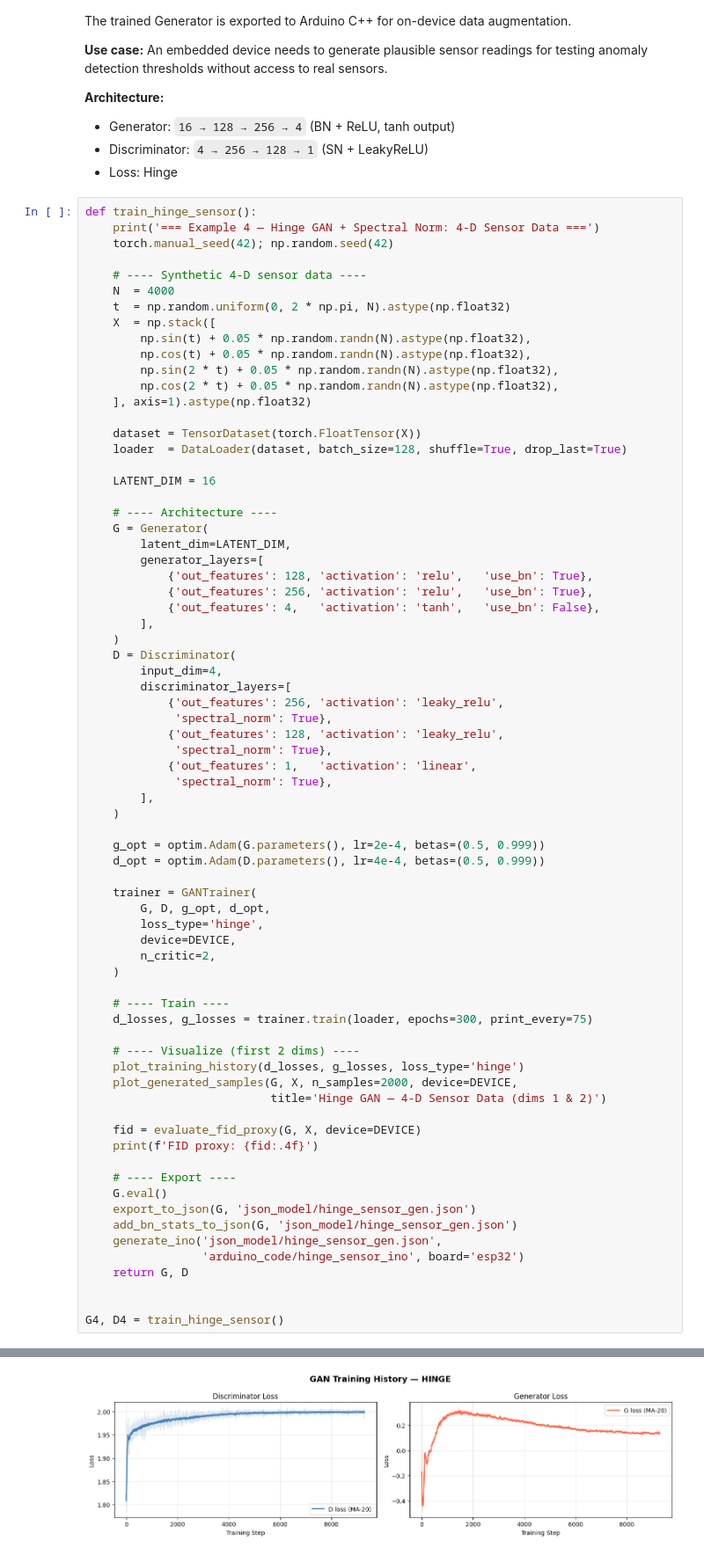
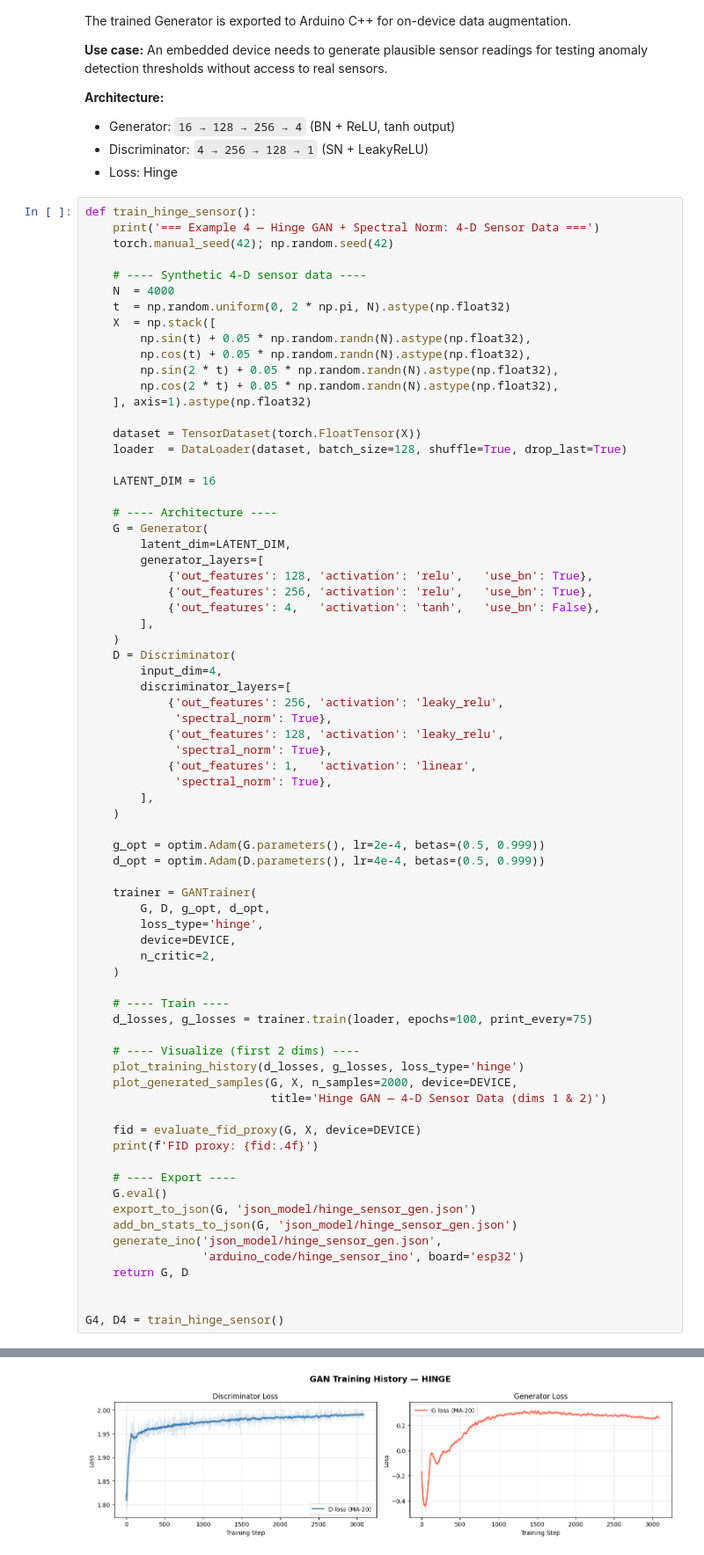
Before and after one commit to thommaskevin/TinyML, a Jupyter notebook: 37_GAN/gan.ipynb, the cells around one changed output, grey strips where cells are left out. Shown at 88% size. Drawn from its saved outputs; the diff is of its cells as text.

```diff
--- a/37_GAN/gan.ipynb
+++ b/37_GAN/gan.ipynb
@@ -420,7 +427,7 @@ def train_hinge_sensor():
     )
 
     # ---- Train ----
-    d_losses, g_losses = trainer.train(loader, epochs=300, print_every=75)
+    d_losses, g_losses = trainer.train(loader, epochs=100, print_every=75)
 
     # ---- Visualize (first 2 dims) ----
     plot_training_history(d_losses, g_losses, loss_type='hinge')
@@ -450 +454 @@ G4, D4 = train_hinge_sensor()
-[figure, old version]
+[figure, new version]
```
Also changed, not shown: parts of 4 cells of this notebook, 22 other files.
